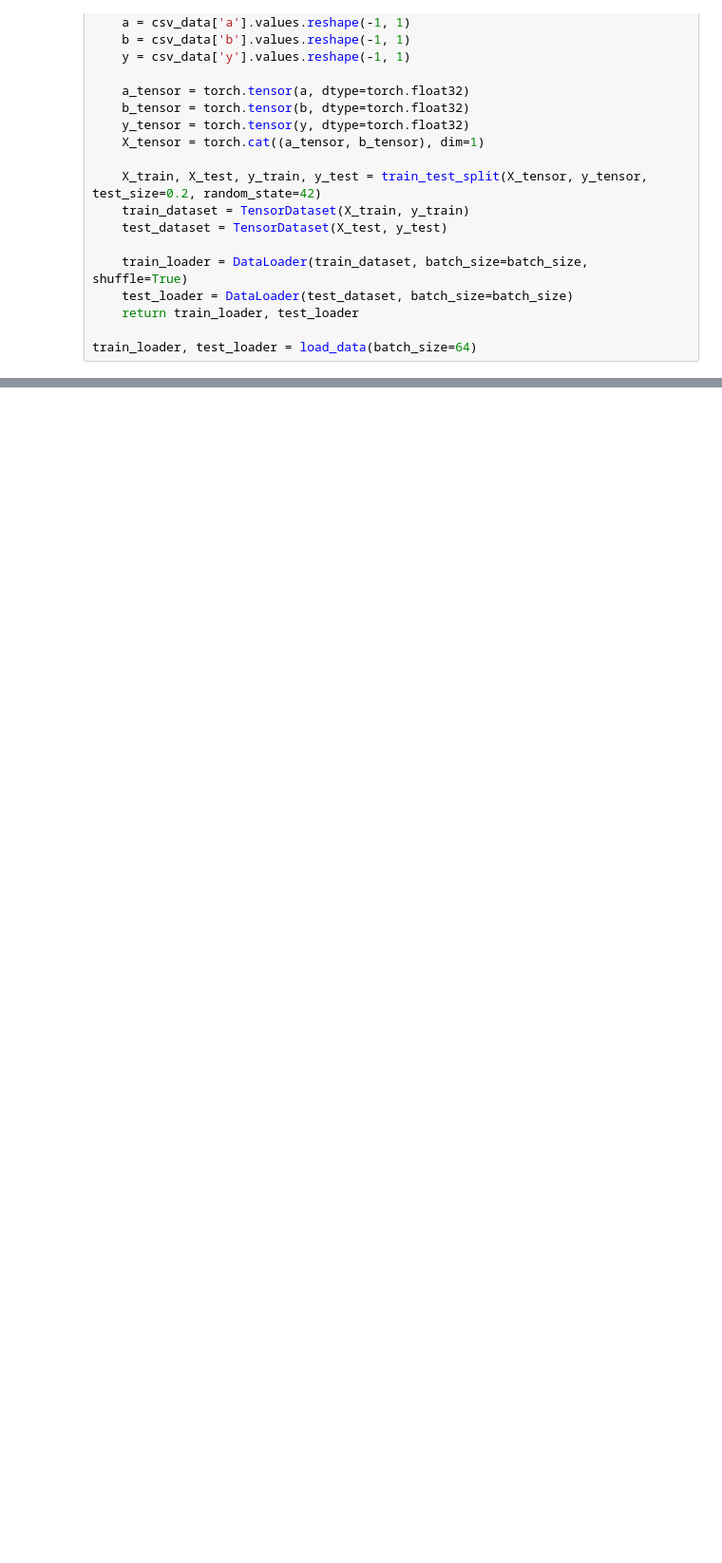
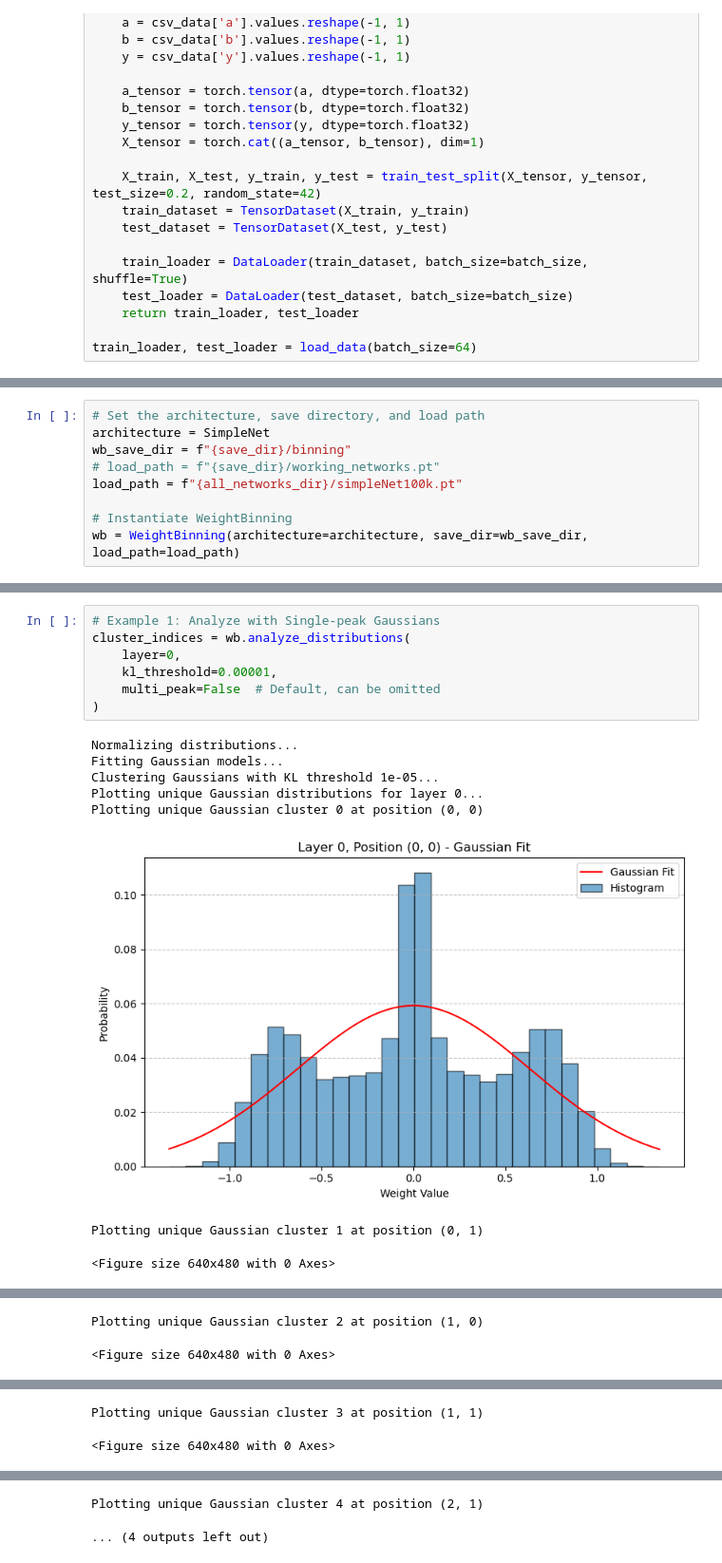
Before and after one commit to sharifware/Large-Scale-Design-and-Analysis-of-Neural-Networks, a Jupyter notebook: Notebooks/packageTest.ipynb, the cells around one changed output, grey strips where cells are left out. Shown at 95% size. Cells and saved outputs as stored; diff of their text form; blank space fills up the shorter version.

```diff
--- a/Notebooks/packageTest.ipynb
+++ b/Notebooks/packageTest.ipynb
@@ -85,0 +71,9 @@ Attemps:0, successfull networks: 1
+# %%
+# Set the architecture, save directory, and load path
+architecture = SimpleNet
+wb_save_dir = f"{save_dir}/binning"
+# load_path = f"{save_dir}/working_networks.pt"
+load_path = f"{all_networks_dir}/simpleNet100k.pt"
+
+# Instantiate WeightBinning
+wb = WeightBinning(architecture=architecture, save_dir=wb_save_dir, load_path=load_path)
@@ -85,0 +85,16 @@ Attemps:0, successfull networks: 1
+# %%
+# Example 1: Analyze with Single-peak Gaussians
+cluster_indices = wb.analyze_distributions(
+    layer=0,
+    kl_threshold=0.00001,
+    multi_peak=False  # Default, can be omitted
+)
+# %% [output]
+Normalizing distributions...
+Fitting Gaussian models...
+Clustering Gaussians with KL threshold 1e-05...
+Plotting unique Gaussian distributions for layer 0...
+Plotting unique Gaussian cluster 0 at position (0, 0)
+[figure, added]
+Plotting unique Gaussian cluster 1 at position (0, 1)
+<Figure size 640x480 with 0 Axes>
@@ -85,0 +102,2 @@ Attemps:0, successfull networks: 1
+Plotting unique Gaussian cluster 2 at position (1, 0)
+<Figure size 640x480 with 0 Axes>
@@ -85,0 +105,2 @@ Attemps:0, successfull networks: 1
+Plotting unique Gaussian cluster 3 at position (1, 1)
+<Figure size 640x480 with 0 Axes>
@@ -85,0 +108,2 @@ Attemps:0, successfull networks: 1
+Plotting unique Gaussian cluster 4 at position (2, 1)
+... (4 outputs left out)
```
Also changed, not shown: parts of 5 cells of this notebook, 32 other files.
